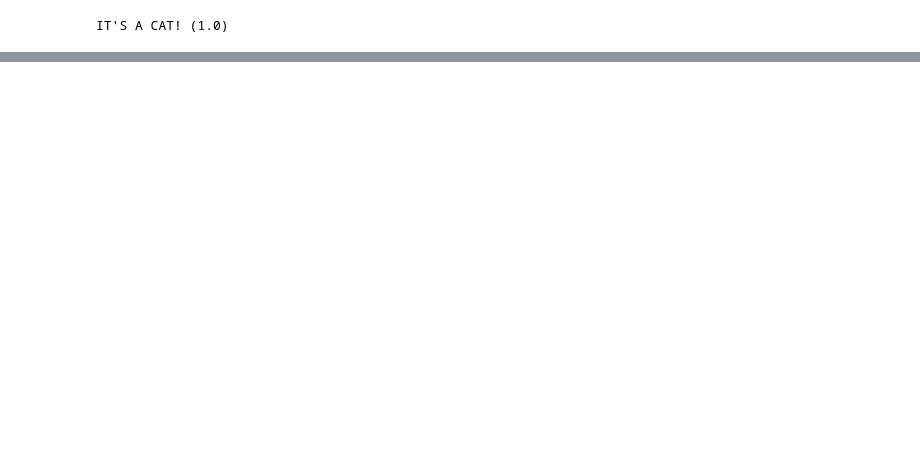
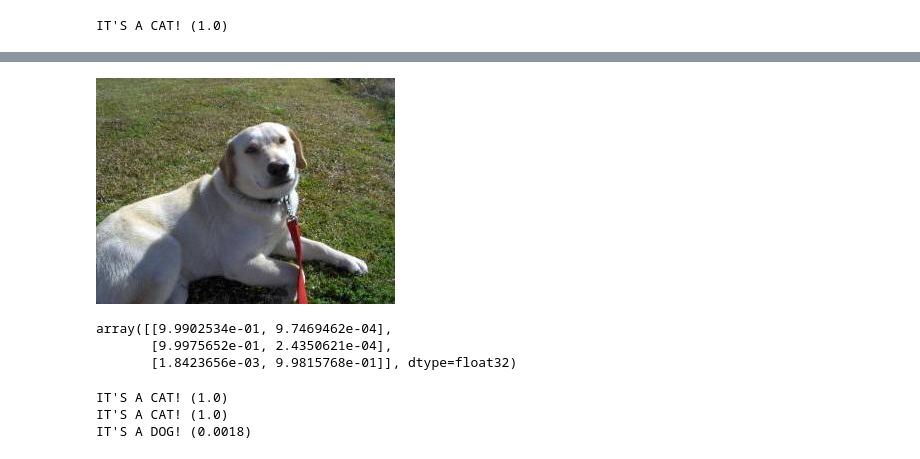
Before and after one commit to stared/keras_pytorch_01, a Jupyter notebook: Keras-Resnet50.ipynb, the cells around one changed output, grey strips where cells are left out. Saved outputs shown, nothing was run; the diff lists cells and outputs as text; code cells hidden in the pictures; blank space fills up the shorter version.

```diff
--- a/Keras-Resnet50.ipynb
+++ b/Keras-Resnet50.ipynb
@@ -165,0 +175,4 @@ IT'S A CAT! (1.0)
+# %%
+images[2]
+# %% [output]
+[figure, added]
@@ -165,0 +184,18 @@ IT'S A CAT! (1.0)
+# %%
+pred_probs = loaded_model.predict(img_array)
+pred_probs
+# %% [output]
+array([[9.9902534e-01, 9.7469462e-04],
+       [9.9975652e-01, 2.4350621e-04],
+       [1.8423656e-03, 9.9815768e-01]], dtype=float32)
+# %%
+for i in range(pred_probs.shape[0]):
+    pred_prob = pred_probs[i,0]
+    if pred_prob > 0.5:
+        print("IT'S A CAT! ({:.2})".format(pred_prob))
+    else:
+        print("IT'S A DOG! ({:.2})".format(pred_prob))
+# %% [output]
+IT'S A CAT! (1.0)
+IT'S A CAT! (1.0)
+IT'S A DOG! (0.0018)
```
Also changed, not shown: parts of 31 cells of this notebook, 2 other files.
